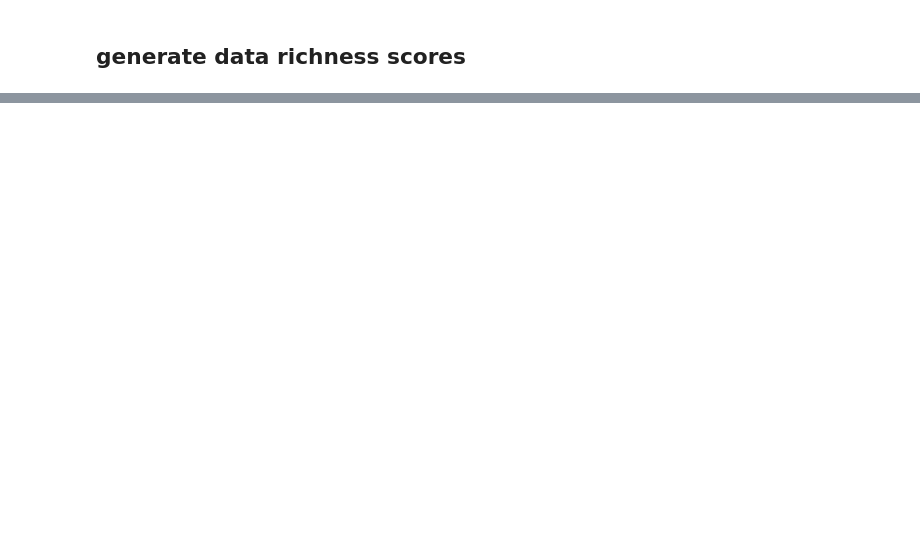
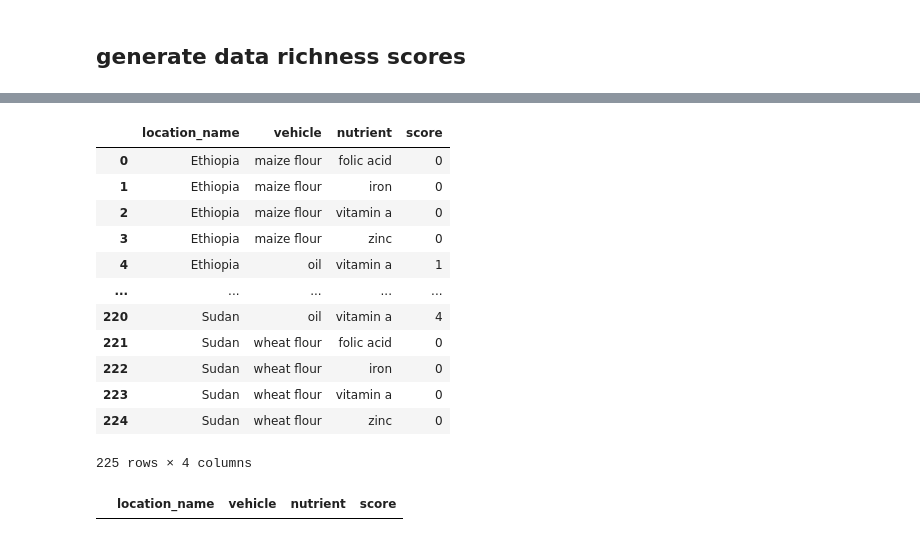
Before and after one commit to ihmeuw/vivarium_research_lsff, a Jupyter notebook: data_prep/gen_outputs/MICE/2021_03_31_compile_results_run_rejection_sampling.ipynb, the cells around one changed output, grey strips where cells are left out. Cells and saved outputs as stored; diff of their text form; code cells hidden in the pictures; blank space fills up the shorter version.

Commit message:
checking scores

```diff
--- a/data_prep/gen_outputs/MICE/2021_03_31_compile_results_run_rejection_sampling.ipynb
+++ b/data_prep/gen_outputs/MICE/2021_03_31_compile_results_run_rejection_sampling.ipynb
@@ -528,0 +539,16 @@ break
+# %%
+ref2[['location_name','vehicle','nutrient','score']]
+# %% [output]
+|  | location_name | vehicle | nutrient | score |
+| 0 | Ethiopia | maize flour | folic acid | 0 |
+| 1 | Ethiopia | maize flour | iron | 0 |
+| 2 | Ethiopia | maize flour | vitamin a | 0 |
+| 3 | Ethiopia | maize flour | zinc | 0 |
+| 4 | Ethiopia | oil | vitamin a | 1 |
+| ... | ... | ... | ... | ... |
+| 220 | Sudan | oil | vitamin a | 4 |
+| 221 | Sudan | wheat flour | folic acid | 0 |
+| 222 | Sudan | wheat flour | iron | 0 |
+| 223 | Sudan | wheat flour | vitamin a | 0 |
+| 224 | Sudan | wheat flour | zinc | 0 |
+225 rows × 4 columns
@@ -528,0 +624,4 @@ break
+# %%
+frame[frame.score.isna()]
+# %% [output]
+|  | location_name | vehicle | nutrient | score |
```
Also changed, not shown: parts of 20 cells of this notebook.
